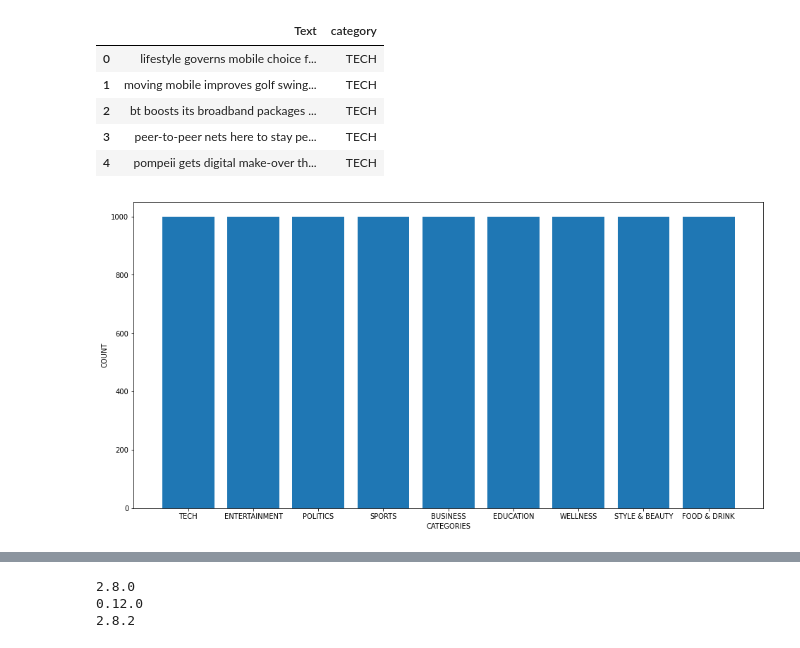
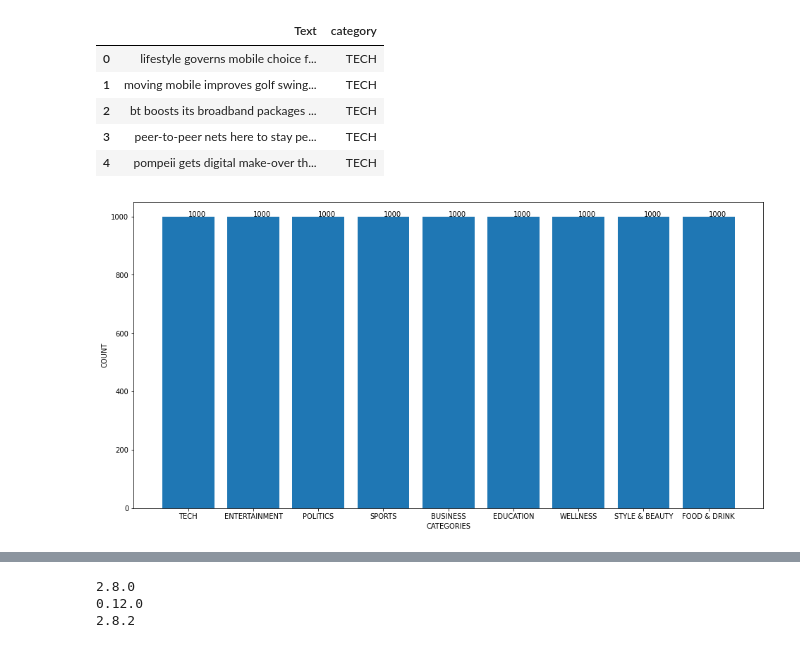
Before and after one commit to bhargav1010/NTC_project, a Jupyter notebook: Final_NTC.ipynb, the cells around one changed output, grey strips where cells are left out. Saved outputs shown, nothing was run; the diff lists cells and outputs as text; code cells hidden in the pictures.

```diff
--- a/Final_NTC.ipynb
+++ b/Final_NTC.ipynb
@@ -46,14 +46,19 @@ df.head()
 # %%
 categories=df['category'].unique()
 count=np.array(df['category'].value_counts())
 
 plt.rcParams["figure.figsize"] = (16,8)
+plt.bar(categories,count)
+
+def addtext(x,y):
+    for i in range(len(x)):
+        plt.text(i,y[i],y[i])
+addtext(categories,count)
 plt.xlabel('CATEGORIES')
 plt.ylabel('COUNT')
-plt.bar(categories,count)
 plt.show()
 # %% [output]
-[figure, old version]
+[figure, new version]
 # %%
 !pip install tensorflow-text
 # %% [output]
```
Also changed, not shown: parts of 14 cells of this notebook.
